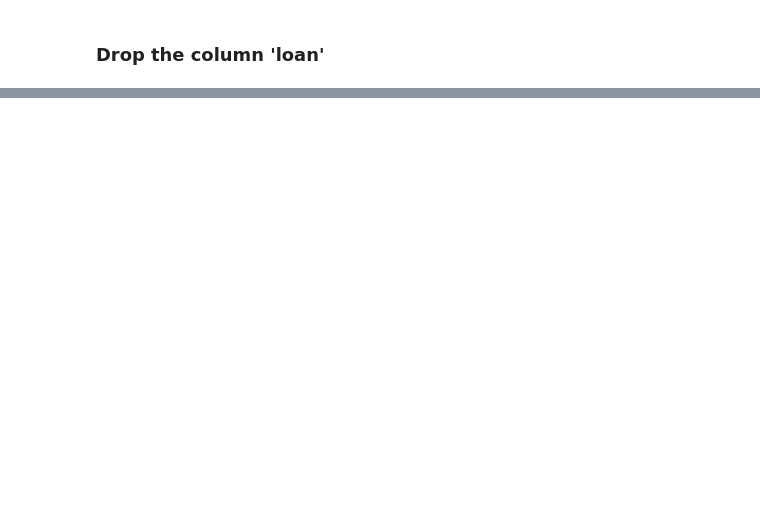
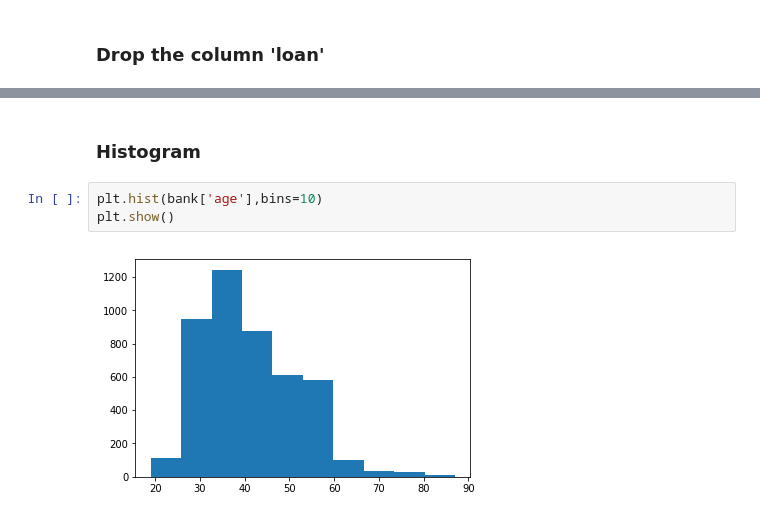
Before and after one commit to Nishant2415/Machine-Learning, a Jupyter notebook: Assignment/Assignment16Jan2020.ipynb, the cells around one changed output, grey strips where cells are left out. Drawn from its saved outputs; the diff is of its cells as text; blank space fills up the shorter version.

```diff
--- a/Assignment/Assignment16Jan2020.ipynb
+++ b/Assignment/Assignment16Jan2020.ipynb
@@ -124,0 +169,7 @@ bank.drop('loan', axis=1)
+# %% [markdown]
+### Histogram
+# %%
+plt.hist(bank['age'],bins=10)
+plt.show()
+# %% [output]
+[figure, added]
```
Also changed, not shown: parts of 13 cells of this notebook.
